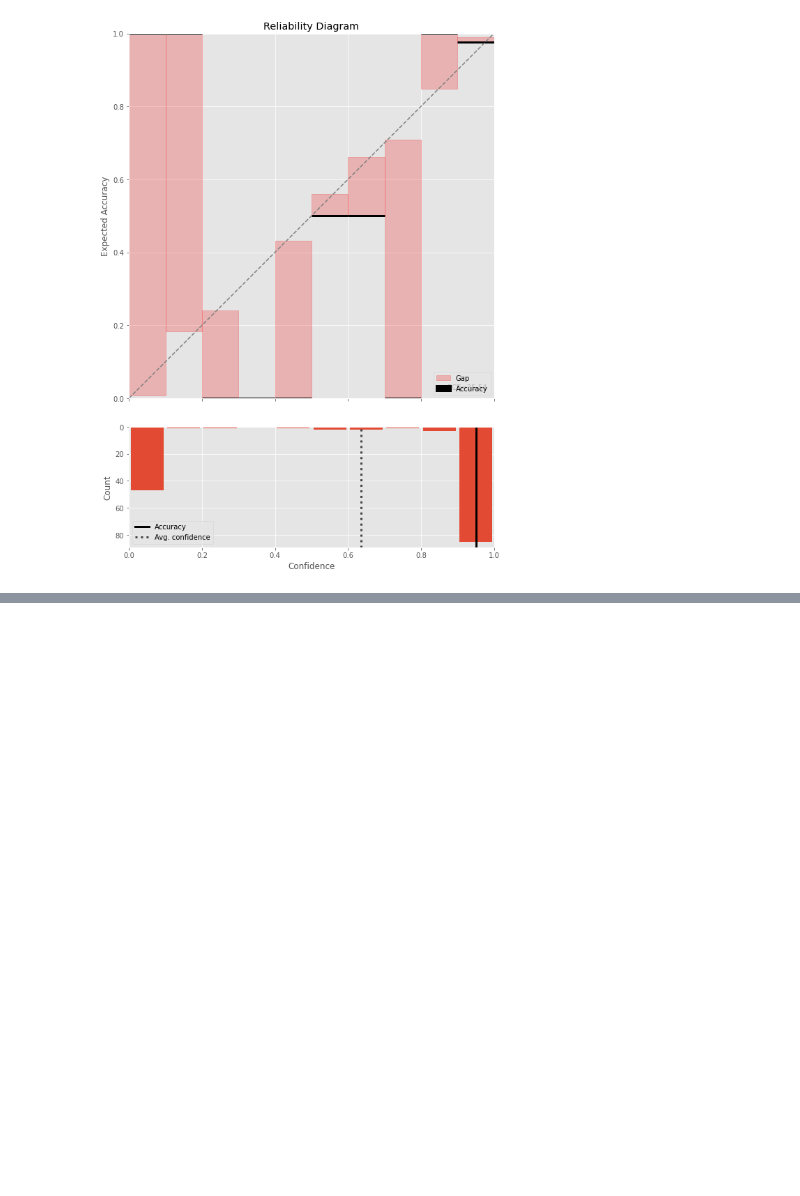
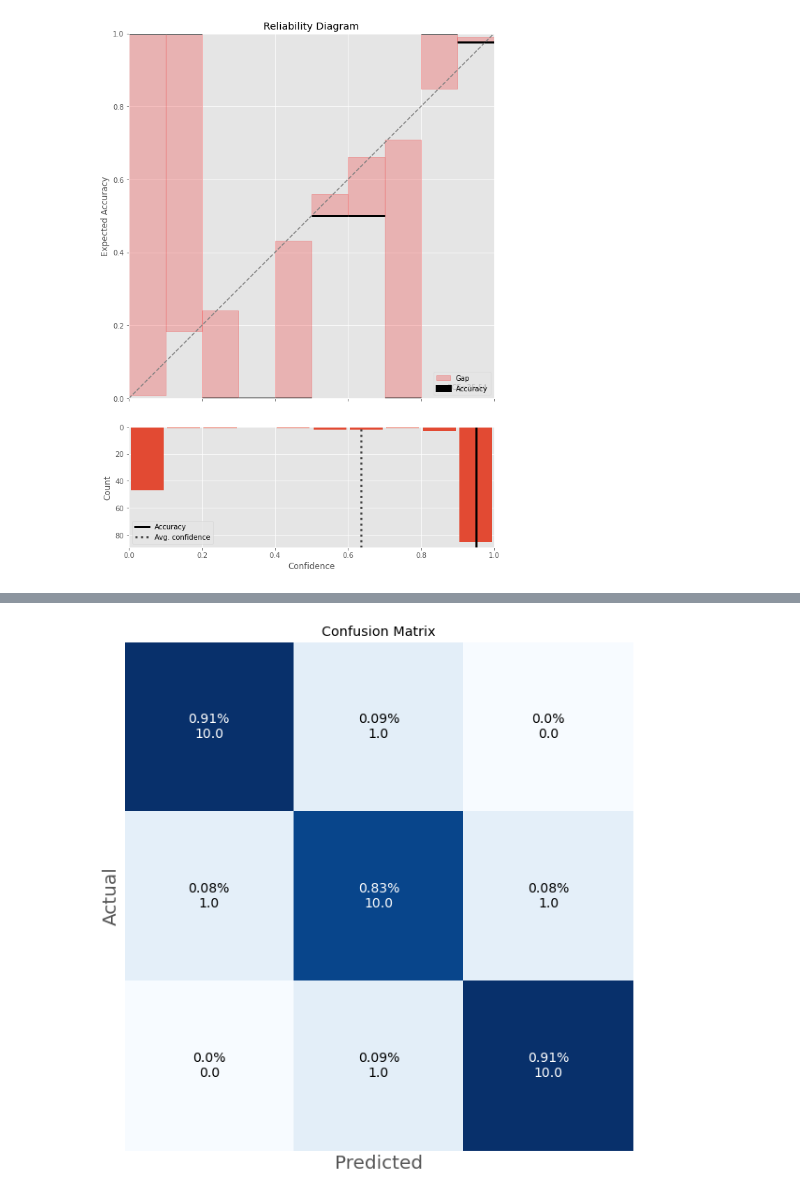
Before and after one commit to imanursar/Machine-Learning-Notes, a Jupyter notebook: Custom Function/Scoring Function.ipynb, the cells around one changed output, grey strips where cells are left out. Drawn from its saved outputs; the diff is of its cells as text; code cells hidden in the pictures; blank space fills up the shorter version.

```diff
--- a/Custom Function/Scoring Function.ipynb
+++ b/Custom Function/Scoring Function.ipynb
@@ -95,0 +107,4 @@ scoring.reliability_diagram(y_test,pred_model[0],probs_model[0])
+# %%
+gen_cfmatrix = scoring.generalize_cfmatrix(cf_matrix, 3,labels=None)
+# %% [output]
+[figure, added]
```
Also changed, not shown: parts of 6 cells of this notebook, 1 other file.
